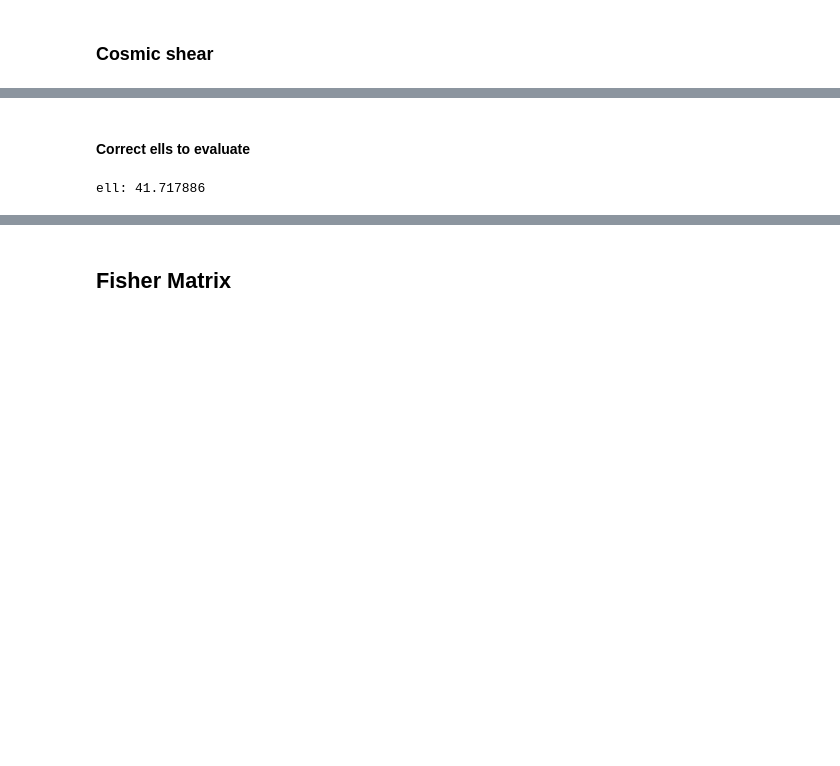
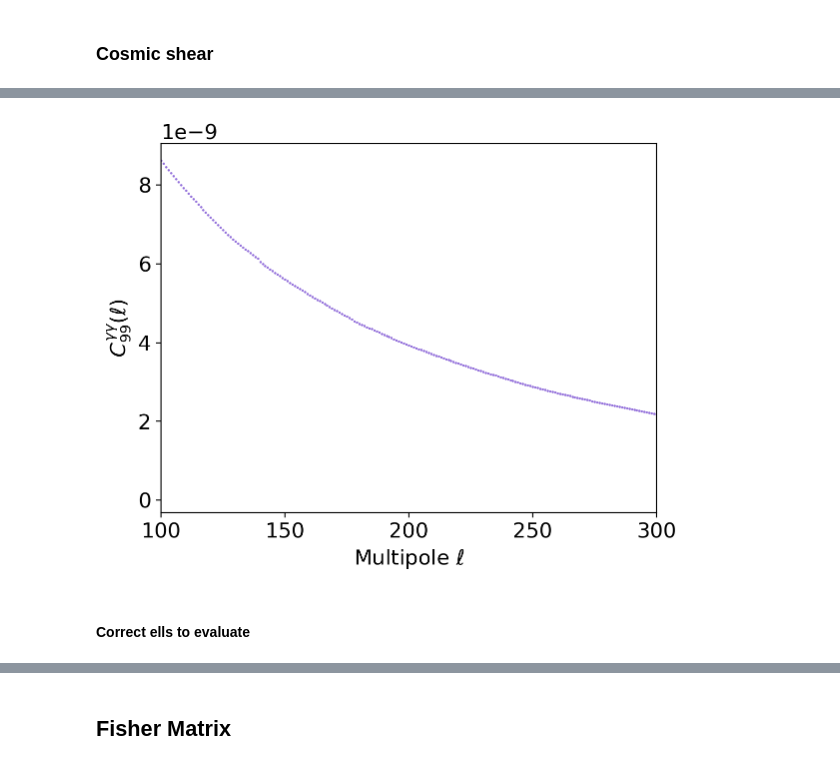
Before and after one commit to vPedreros/dfi-summer-2023, a Jupyter notebook: summer_nb.ipynb, the cells around one changed output, grey strips where cells are left out. Saved outputs shown, nothing was run; the diff lists cells and outputs as text; code cells hidden in the pictures; blank space fills up the shorter version.

```diff
--- a/summer_nb.ipynb
+++ b/summer_nb.ipynb
@@ -363,15 +380,17 @@ cosmic_shear_array = np.reshape(load_cosmic, (load_cosmic.shape[0], load_cosmic.
 # %%
 fig, ax = plt.subplots()
 
 ls = np.arange(100, 1501)
 i, j = 9, 9
 
 for l in ls:
-    ax.scatter(l, l*(l+1)*cosmic_shear_array[l-100, i, j]/2/np.pi, c='mediumpurple', s=0.5)
+    ax.scatter(l, cosmic_shear_array[l-100, i, j], c='mediumpurple', s=0.5)
 ax.set_xlim((100, 300))
 ax.set_xlabel('Multipole $\ell$')
 ax.set_ylabel(r'$C_{%s%s}^{\gamma\gamma}(\ell)$'%(str(i),str(j)));
 #ax.legend()
+# %% [output]
+[figure, added]
 # %% [markdown]
 #### Correct ells to evaluate
 # %%
@@ -379,14 +398,12 @@ ls = np.logspace(1, np.log10(1500), 101)
 l_bins = [(ls[i], ls[i + 1]) for i in range(100)]
 ls_eval = np.array([(l_bins[i][1] + l_bins[i][0]) / 2 for i in range(100)])
 # %%
-# Getting the correct array
-cosmic_shear = np.zeros((len(ls_eval), 10, 10))
-
-for idx, ell in enumerate(ls_eval):
-    for i in range(10):
-        for j in range(10):
-            cosmic_shear[idx, i, j] = convergence(i, j, ell)
-            print('ell: %f'% (ell), end= '\r')
+# # Getting the correct array
+# cosmic_shear = np.zeros((len(ls_eval), 10, 10))
+#
+# for idx, ell in enumerate(ls_eval):
+#     for i in range(10):
+#         for j in range(10):
+#             cosmic_shear[idx, i, j] = convergence(i, j, ell)
+#             print('ell: %f'% (ell), end= '\r')
-# %% [output]
-ell: 41.717886
 # %%
```
Also changed, not shown: parts of 18 cells of this notebook.
